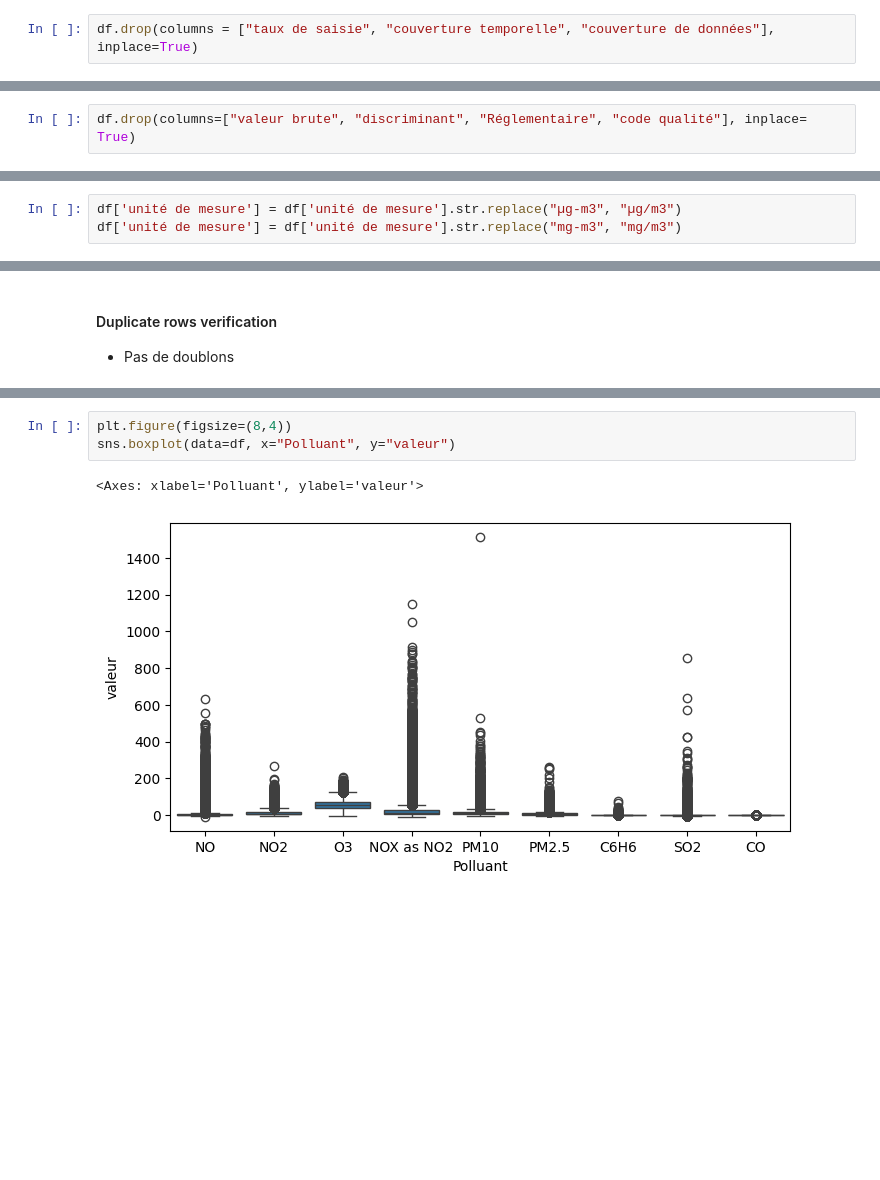
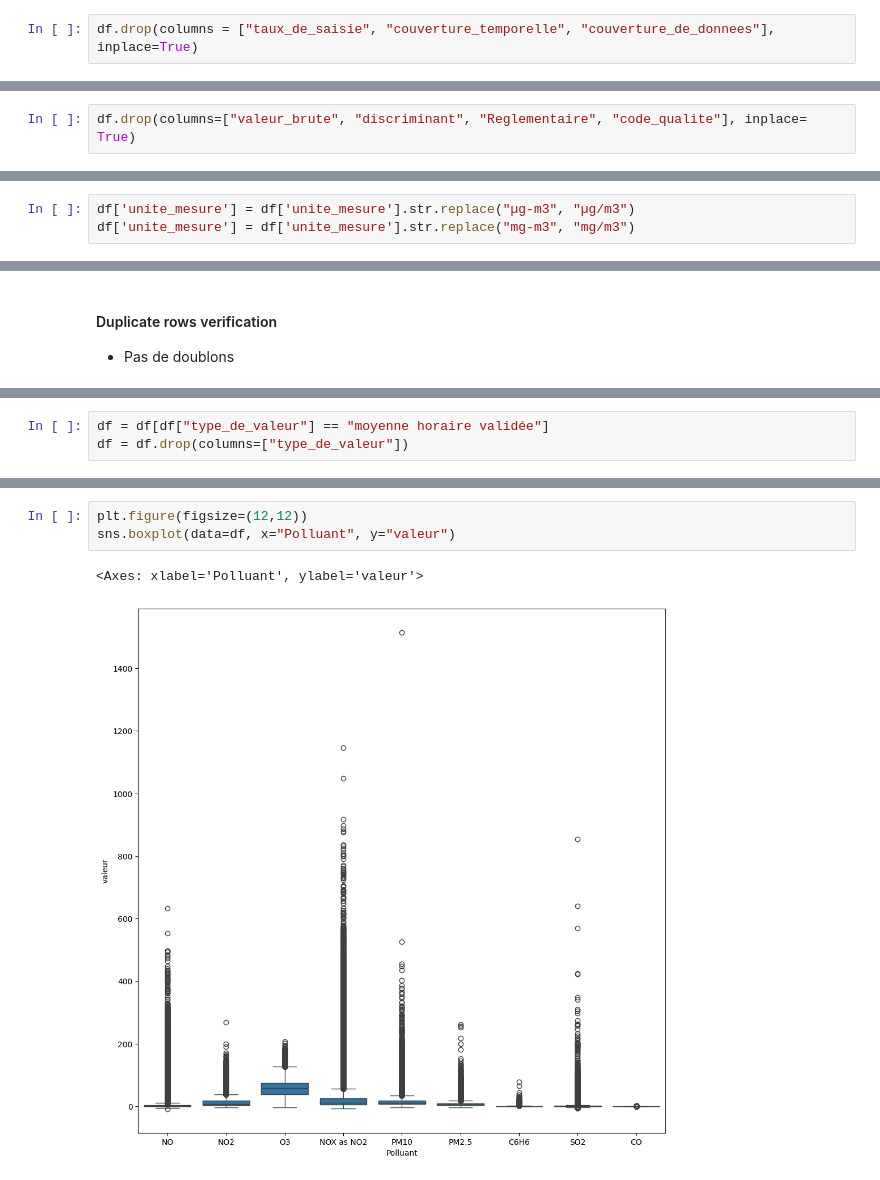
Before and after one commit to Ritishrx7/AirQuality, a Jupyter notebook: Final/Work_Notebook.ipynb, the cells around one changed output, grey strips where cells are left out. Drawn from its saved outputs; the diff is of its cells as text; blank space fills up the shorter version.

```diff
--- a/Final/Work_Notebook.ipynb
+++ b/Final/Work_Notebook.ipynb
@@ -263,7 +285,7 @@ df_metrics(df)
 # %% [markdown]
 #### Dropping Variables with 100% Null rate
 # %%
-df.drop(columns = ["taux de saisie", "couverture temporelle", "couverture de données"], inplace=True)
+df.drop(columns = ["taux_de_saisie", "couverture_temporelle", "couverture_de_donnees"], inplace=True)
 # %% [markdown]
 #### Dropping duplicate variables and unusable variables
 + On enlève la colonne Valeur Brute et conserver Valeur car cela est vérifié d'après le référentiel technique national.
@@ -271,7 +293,7 @@ df.drop(columns = ["taux de saisie", "couverture temporelle", "couverture de don
 + On enlève la variable Réglementaire car toutes les lignes de données ont la valeur "Oui".
 + On utilise la variable "validité" avec la valeur >=1 pour conserver les données fiables sinon on supprime les lignes.
 # %%
-df.drop(columns=["valeur brute", "discriminant", "Réglementaire", "code qualité"], inplace= True)
+df.drop(columns=["valeur_brute", "discriminant", "Reglementaire", "code_qualite"], inplace= True)
 # %% [markdown]
 #### Dropping rows with missing values
 # %%
@@ -279,8 +301,8 @@ df.dropna(subset = ["valeur"], inplace=True)
 # %% [markdown]
 #### Correction of variable names and values
 # %%
-df['unité de mesure'] = df['unité de mesure'].str.replace("µg-m3", "µg/m3")
-df['unité de mesure'] = df['unité de mesure'].str.replace("mg-m3", "mg/m3")
+df['unite_mesure'] = df['unite_mesure'].str.replace("µg-m3", "µg/m3")
+df['unite_mesure'] = df['unite_mesure'].str.replace("mg-m3", "mg/m3")
 # %% [markdown]
 #### Statistiques descriptives des colonnes (B)
 # %%
@@ -352,0 +364,3 @@ df_pivot = df.pivot_table(index="Date de début")
+# %%
+df = df[df["type_de_valeur"] == "moyenne horaire validée"]
+df = df.drop(columns=["type_de_valeur"])
@@ -365,6 +388,6 @@ df.describe()
 # %%
-plt.figure(figsize=(8,4))
+plt.figure(figsize=(12,12))
 sns.boxplot(data=df, x="Polluant", y="valeur")
 # %% [output]
 <Axes: xlabel='Polluant', ylabel='valeur'>
-[figure, old version]
+[figure, new version]
```
Also changed, not shown: parts of 20 cells of this notebook.
